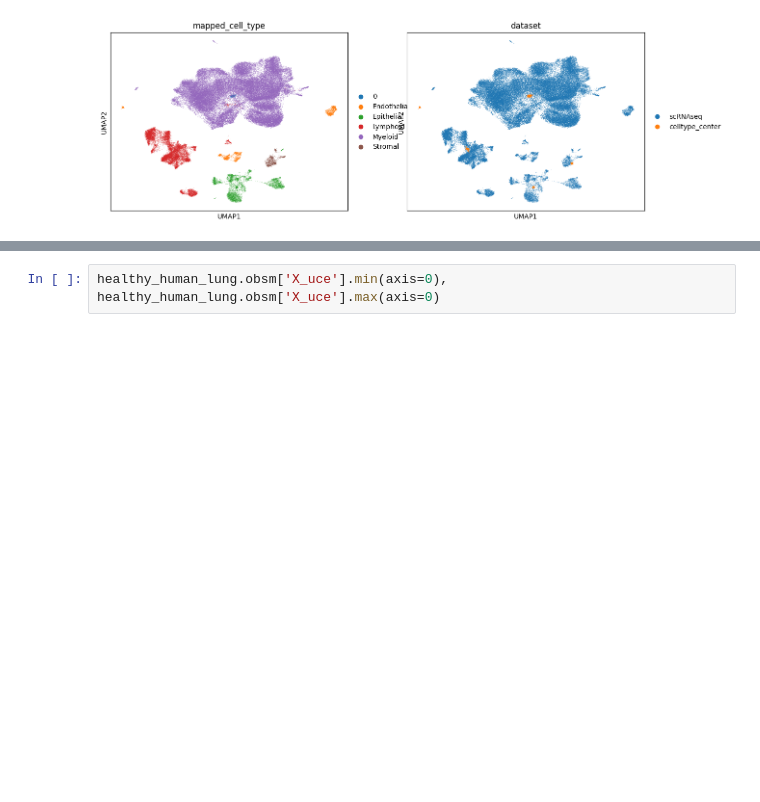
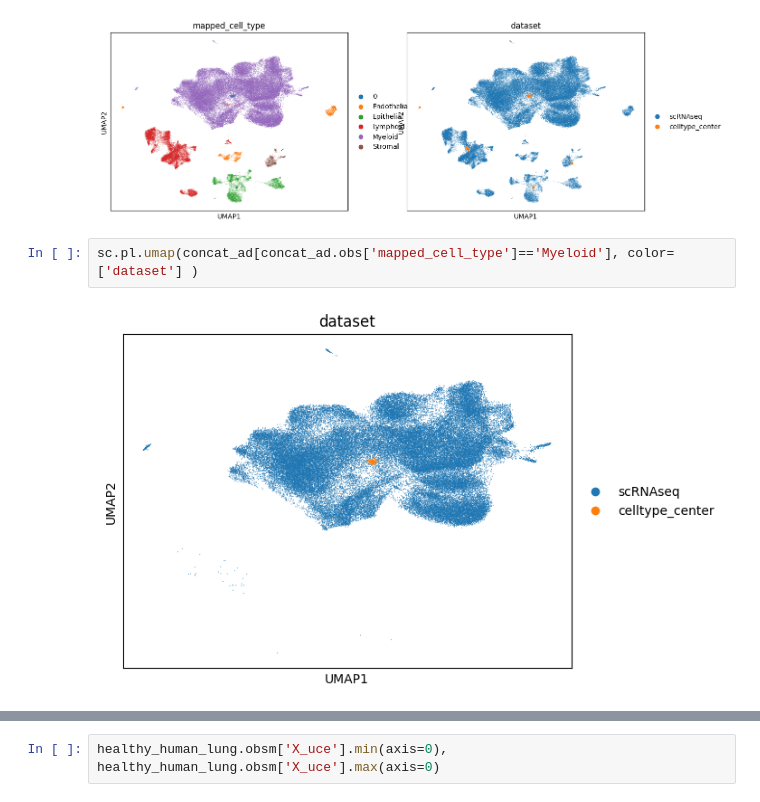
Before and after one commit to Irisapo/yyyyvae, a Jupyter notebook: script/verify_centroid.ipynb, the cells around one changed output, grey strips where cells are left out. Drawn from its saved outputs; the diff is of its cells as text; blank space fills up the shorter version.

```diff
--- a/script/verify_centroid.ipynb
+++ b/script/verify_centroid.ipynb
@@ -102,3 +102,7 @@ sc.tl.umap(concat_ad)
 sc.pl.umap(concat_ad, color=['mapped_cell_type', 'dataset'] )
 # %% [output]
 [figure]
+# %%
+sc.pl.umap(concat_ad[concat_ad.obs['mapped_cell_type']=='Myeloid'], color=['dataset'] )
+# %% [output]
+[figure, added]
```
Also changed, not shown: parts of 1 cell of this notebook, 1 other file.
